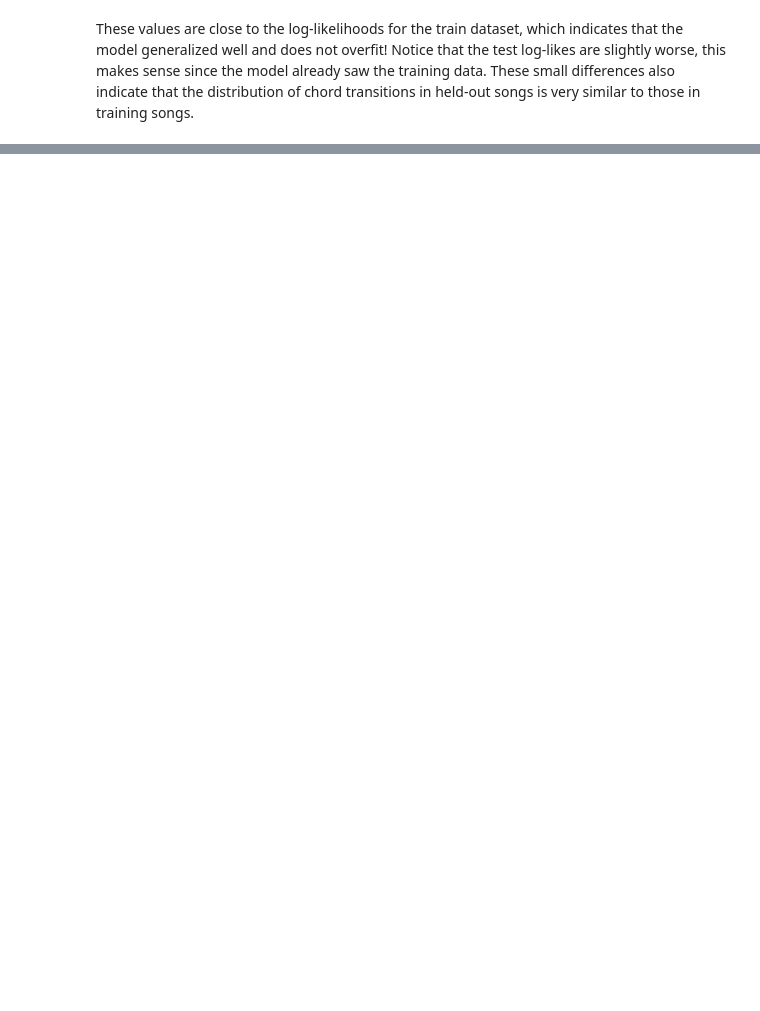
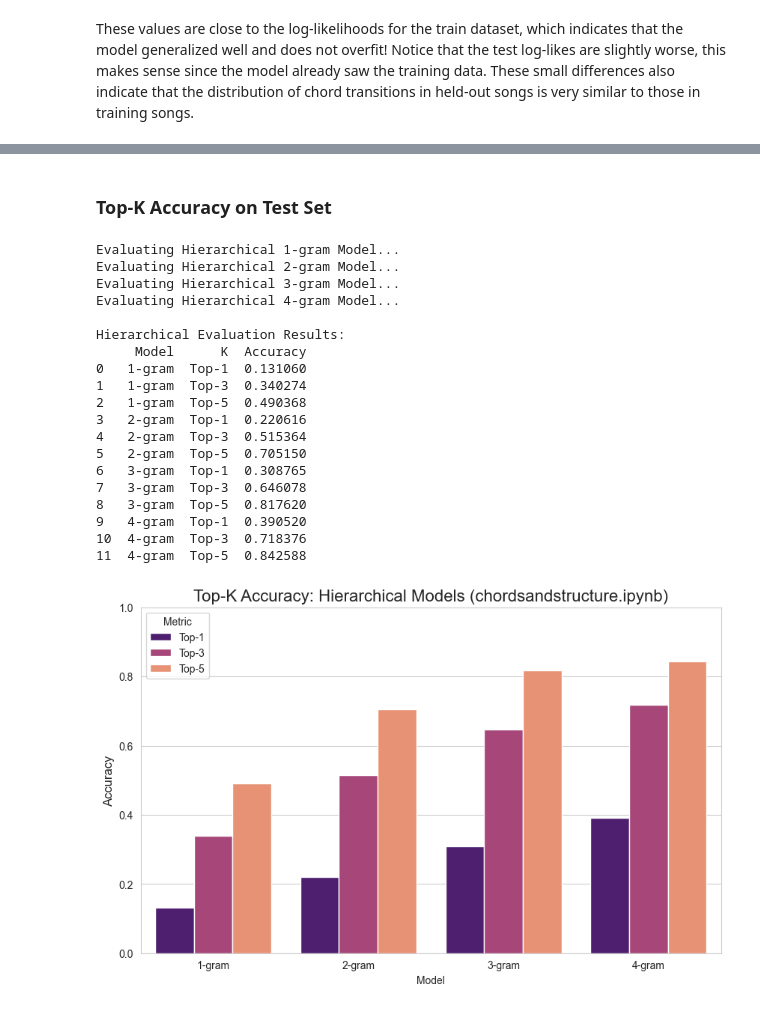
Before and after one commit to christinaxu10/dj-markov, a Jupyter notebook: chordsandstructure.ipynb, the cells around one changed output, grey strips where cells are left out. Cells and saved outputs as stored; diff of their text form; code cells hidden in the pictures; blank space fills up the shorter version.

```diff
--- a/chordsandstructure.ipynb
+++ b/chordsandstructure.ipynb
@@ -642,0 +647,2 @@ print(f"Top-5: {top_k_accuracy_ngram(seq, 2, bigram_probs, k=5):.4f}")
+# %% [markdown]
+### Top-K Accuracy on Test Set
@@ -642,0 +690,51 @@ print(f"Top-5: {top_k_accuracy_ngram(seq, 2, bigram_probs, k=5):.4f}")
+# %%
+import matplotlib.pyplot as plt
+import pandas as pd
+import seaborn as sns
+
+results_data = []
+
+for n in range(1, 5):
+    print(f"Evaluating Hierarchical {n}-gram Model...")
+    # Using the evaluation function we added
+    acc_1, acc_3, acc_5 = evaluate_hierarchical_top_k(pop_df_test, section_n_gram_probs, n=n, k=5)
+
+    model_name = f"{n}-gram"
+    results_data.append({"Model": model_name, "K": "Top-1", "Accuracy": acc_1})
+    results_data.append({"Model": model_name, "K": "Top-3", "Accuracy": acc_3})
+    results_data.append({"Model": model_name, "K": "Top-5", "Accuracy": acc_5})
+
+# Plot
+df_results = pd.DataFrame(results_data)
+print("\nHierarchical Evaluation Results:")
+print(df_results)
+
+plt.figure(figsize=(10, 6))
+sns.set_style("whitegrid")
+sns.barplot(data=df_results, x="Model", y="Accuracy", hue="K", palette="magma")
+plt.title("Top-K Accuracy: Hierarchical Models (chordsandstructure.ipynb)", fontsize=16)
+plt.ylabel("Accuracy", fontsize=12)
+plt.ylim(0, 1.0)
+plt.legend(title="Metric")
+plt.show()
+# %% [output]
+Evaluating Hierarchical 1-gram Model...
+Evaluating Hierarchical 2-gram Model...
+Evaluating Hierarchical 3-gram Model...
+Evaluating Hierarchical 4-gram Model...
+
+Hierarchical Evaluation Results:
+     Model      K  Accuracy
+0   1-gram  Top-1  0.131060
+1   1-gram  Top-3  0.340274
+2   1-gram  Top-5  0.490368
+3   2-gram  Top-1  0.220616
+4   2-gram  Top-3  0.515364
+5   2-gram  Top-5  0.705150
+6   3-gram  Top-1  0.308765
+7   3-gram  Top-3  0.646078
+8   3-gram  Top-5  0.817620
+9   4-gram  Top-1  0.390520
+10  4-gram  Top-3  0.718376
+11  4-gram  Top-5  0.842588
+[figure, added]
```
Also changed, not shown: parts of 13 cells of this notebook, 1 other file.
